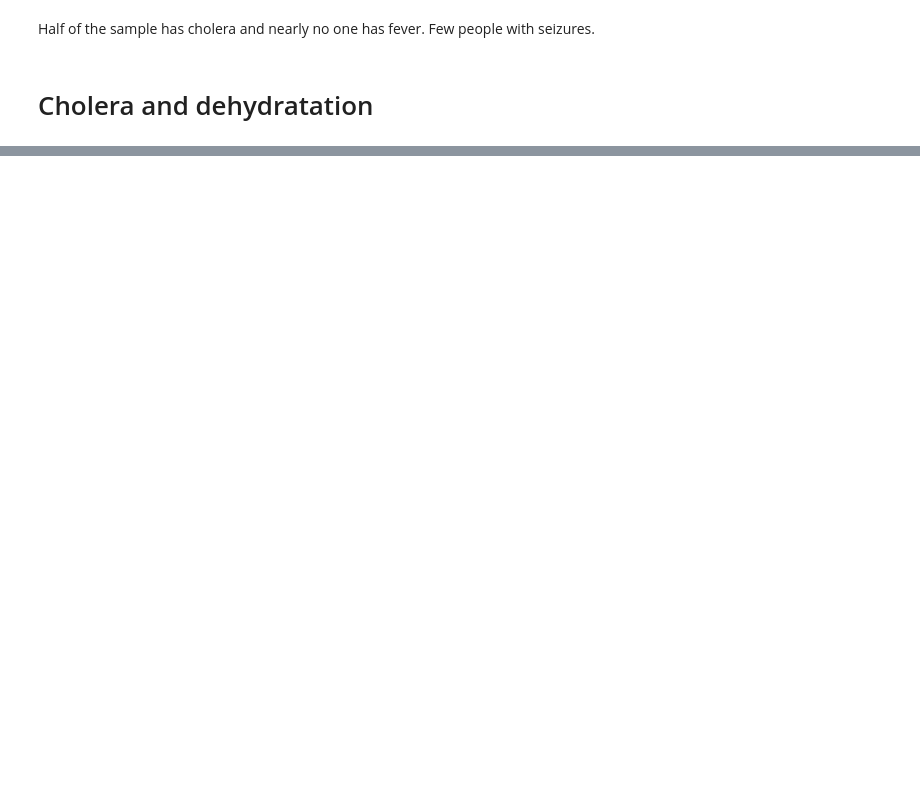
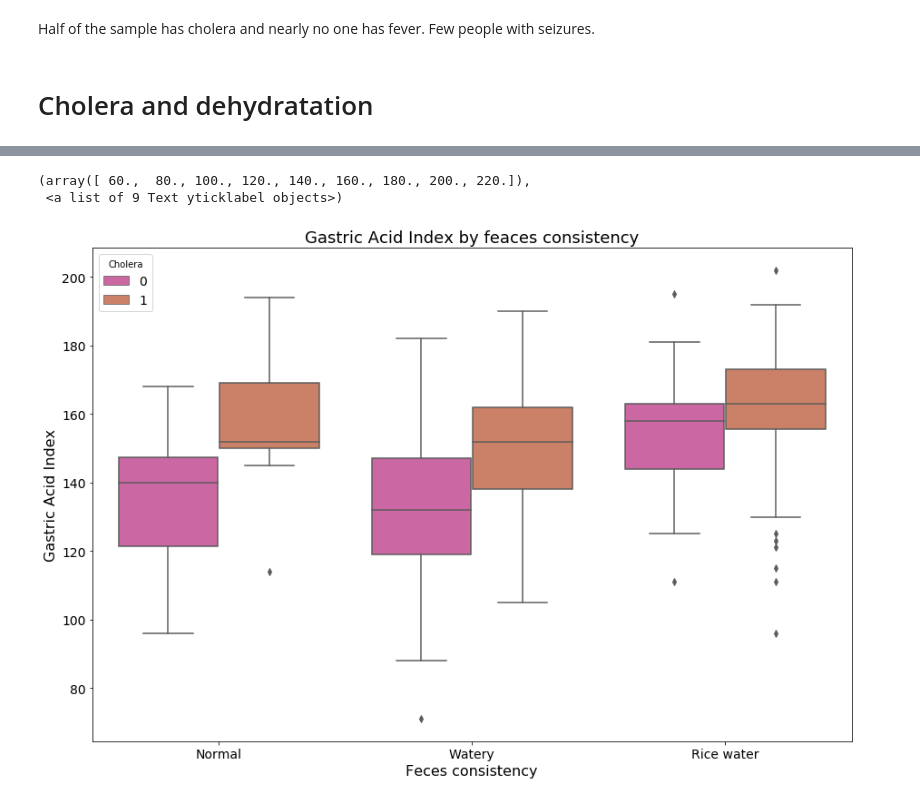
Before and after one commit to FHnt97/community-day, a Jupyter notebook: coding.ipynb, the cells around one changed output, grey strips where cells are left out. Saved outputs shown, nothing was run; the diff lists cells and outputs as text; code cells hidden in the pictures; blank space fills up the shorter version.

```diff
--- a/coding.ipynb
+++ b/coding.ipynb
@@ -89,0 +143,15 @@ df.to_csv('data1.csv')
+# %%
+f, ax = plt.subplots(figsize=(15,10))
+colorpalette = sns.hls_palette(7,h=.9)
+sns.boxplot(data = df, x= 'fc', y='ia', hue='cholera', palette=colorpalette)
+plt.yticks(fontsize=14)
+plt.legend(fontsize=14, title='Cholera')
+plt.title("Gastric Acid Index by feaces consistency", fontsize=18)
+plt.xlabel("Feces consistency", fontsize=16)
+plt.ylabel("Gastric Acid Index", fontsize=16)
+plt.xticks(np.arange(3), ('Normal','Watery','Rice water') ,fontsize=14)
+plt.yticks(fontsize=14)
+# %% [output]
+(array([ 60.,  80., 100., 120., 140., 160., 180., 200., 220.]),
+ <a list of 9 Text yticklabel objects>)
+[figure, added]
```
Also changed, not shown: parts of 21 cells of this notebook, 5 other files.
